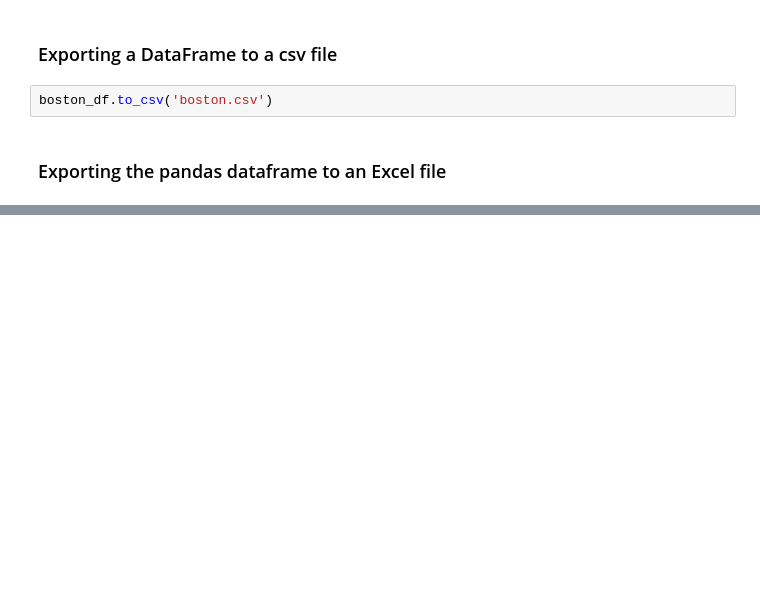
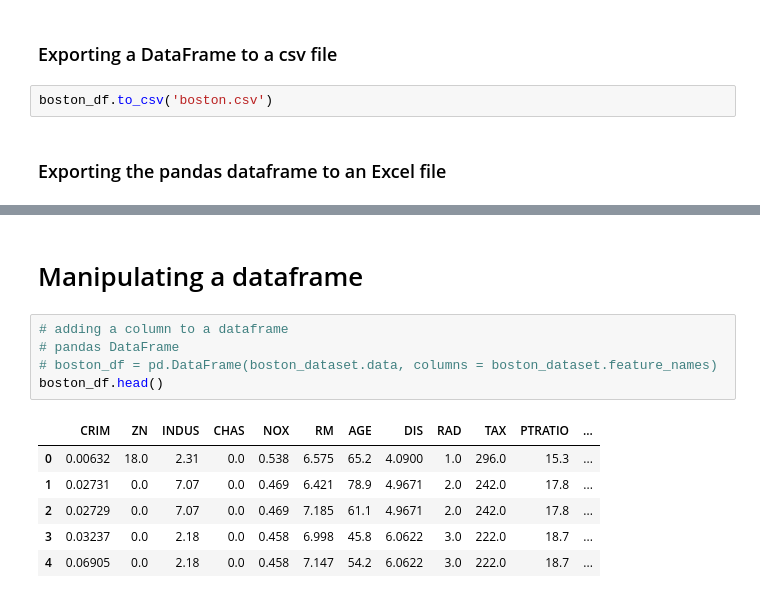
Before and after one commit to osumba404/py-ml, a Jupyter notebook: Pandas/learnPandas.ipynb, the cells around one changed output, grey strips where cells are left out. Drawn from its saved outputs; the diff is of its cells as text; blank space fills up the shorter version.

Commit message:
pandas final steps

```diff
--- a/Pandas/learnPandas.ipynb
+++ b/Pandas/learnPandas.ipynb
@@ -121,0 +359,14 @@ boston_ df.to_excel('boston_excel
+# %% [markdown]
+# Manipulating a dataframe
+# %%
+# adding a column to a dataframe
+# pandas DataFrame
+# boston_df = pd.DataFrame(boston_dataset.data, columns = boston_dataset.feature_names)
+boston_df.head()
+# %% [output]
+|  | CRIM | ZN | INDUS | CHAS | NOX | RM | AGE | DIS | RAD | TAX | PTRATIO | ... |
+| 0 | 0.00632 | 18.0 | 2.31 | 0.0 | 0.538 | 6.575 | 65.2 | 4.0900 | 1.0 | 296.0 | 15.3 | ... |
+| 1 | 0.02731 | 0.0 | 7.07 | 0.0 | 0.469 | 6.421 | 78.9 | 4.9671 | 2.0 | 242.0 | 17.8 | ... |
+| 2 | 0.02729 | 0.0 | 7.07 | 0.0 | 0.469 | 7.185 | 61.1 | 4.9671 | 2.0 | 242.0 | 17.8 | ... |
+| 3 | 0.03237 | 0.0 | 2.18 | 0.0 | 0.458 | 6.998 | 45.8 | 6.0622 | 3.0 | 222.0 | 18.7 | ... |
+| 4 | 0.06905 | 0.0 | 2.18 | 0.0 | 0.458 | 7.147 | 54.2 | 6.0622 | 3.0 | 222.0 | 18.7 | ... |
```
Also changed, not shown: parts of 29 cells of this notebook.
